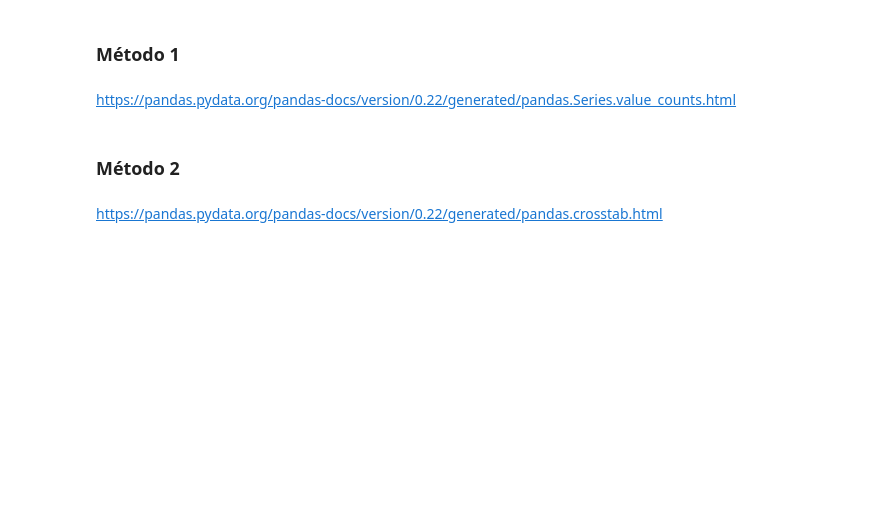
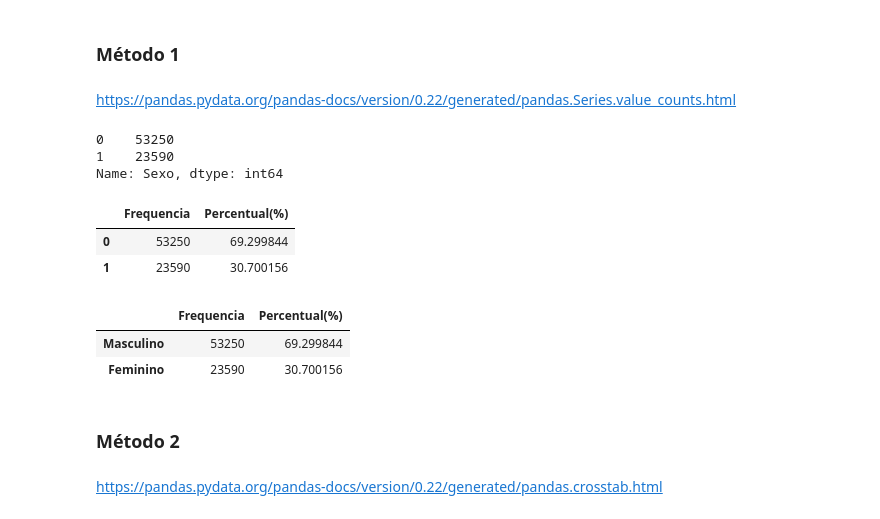
Before and after one commit to Florenncio/data_exploration_pnad2015, a Jupyter notebook: Curso_de_Estatística_Parte_1.ipynb, the cells around one changed output. Cells and saved outputs as stored; diff of their text form; code cells hidden in the pictures; blank space fills up the shorter version.

```diff
--- a/Curso_de_Estatística_Parte_1.ipynb
+++ b/Curso_de_Estatística_Parte_1.ipynb
@@ -212,6 +212,29 @@ O primeiro passo em um trabalho de análise é o conhecimento do comportamento d
 ### Método 1
 # %% [markdown]
 https://pandas.pydata.org/pandas-docs/version/0.22/generated/pandas.Series.value_counts.html
+# %%
+percentual_sexo = dados['Sexo'].value_counts(normalize = True) * 100
+# %%
+frequencia_sexo = dados['Sexo'].value_counts()
+frequencia_sexo
+# %% [output]
+0    53250
+1    23590
+Name: Sexo, dtype: int64
+# %%
+freq_qual_sexo = pd.DataFrame({'Frequencia': frequencia_sexo, 'Percentual(%)': percentual_sexo })
+freq_qual_sexo
+# %% [output]
+|  | Frequencia | Percentual(%) |
+| 0 | 53250 | 69.299844 |
+| 1 | 23590 | 30.700156 |
+# %%
+freq_qual_sexo.rename(index = {0:'Masculino', 1:'Feminino'}, inplace=True)
+freq_qual_sexo.rename_axis('Sexo' axis='columns')
+# %% [output]
+|  | Frequencia | Percentual(%) |
+| Masculino | 53250 | 69.299844 |
+| Feminino | 23590 | 30.700156 |
 # %% [markdown]
 ### Método 2
 # %% [markdown]
```
Also changed, not shown: parts of 2 cells of this notebook.
